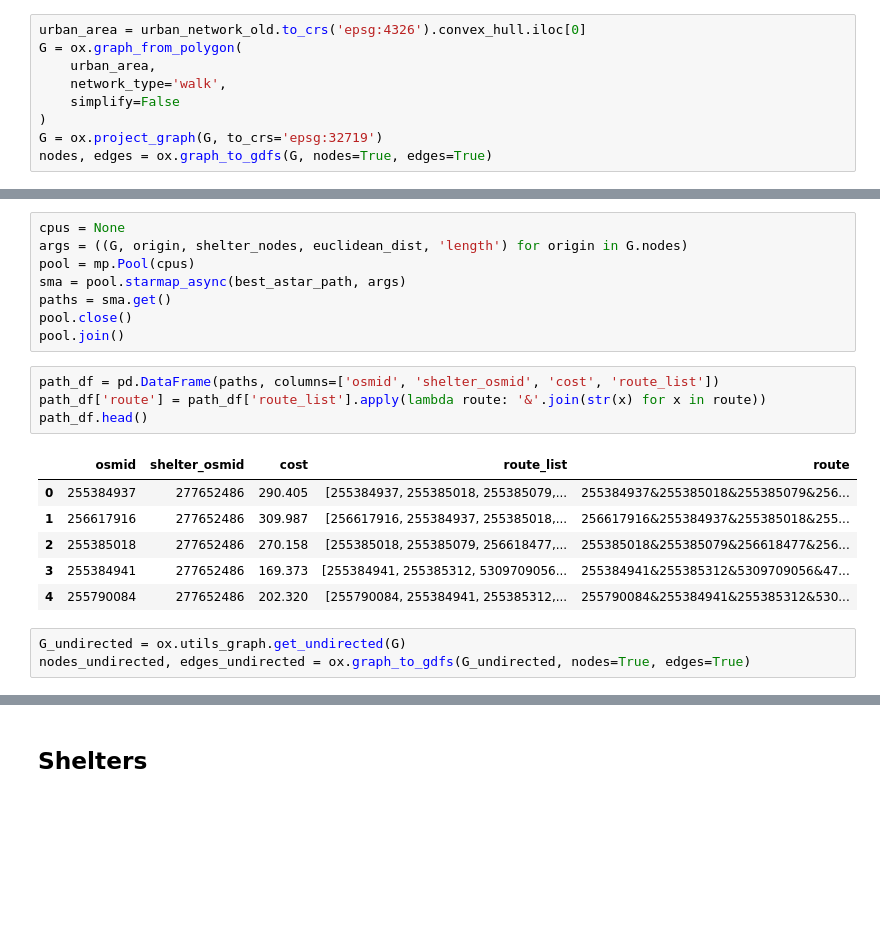
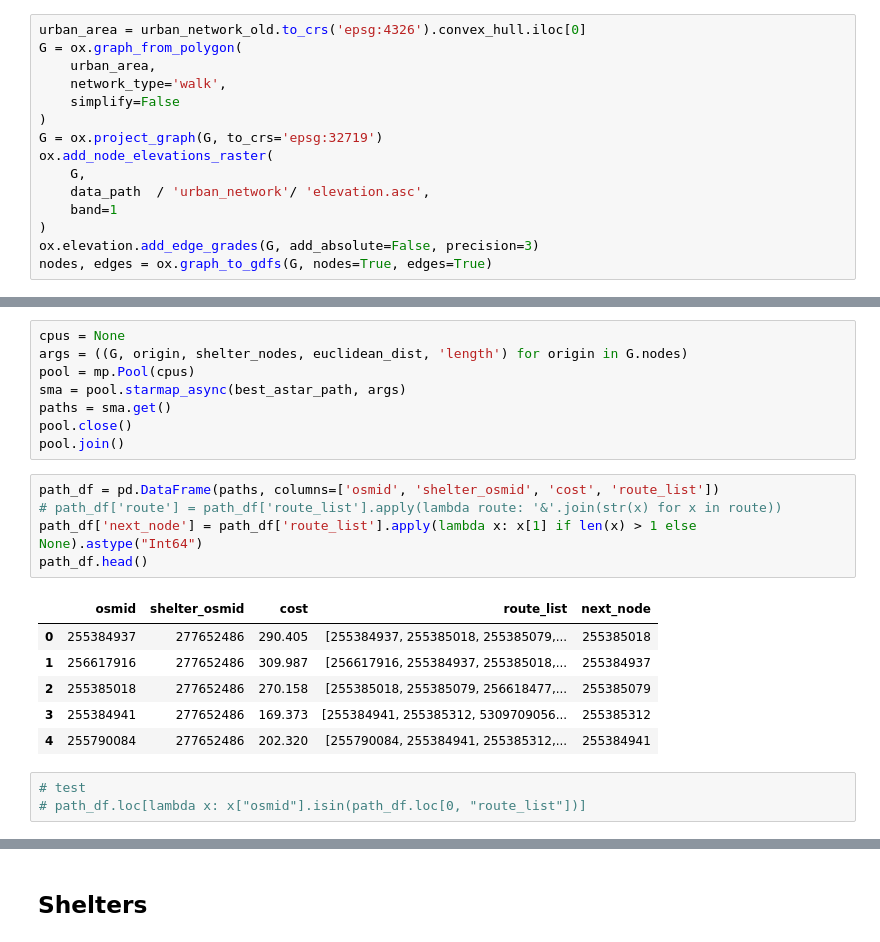
Before and after one commit to aoguedao/tsunami-vertical-evacuation, a Jupyter notebook: notebooks/make_inputs.ipynb, the cells around one changed output, grey strips where cells are left out. Saved outputs shown, nothing was run; the diff lists cells and outputs as text; blank space fills up the shorter version.

```diff
--- a/notebooks/make_inputs.ipynb
+++ b/notebooks/make_inputs.ipynb
@@ -46,5 +60,11 @@ G = ox.graph_from_polygon(
     simplify=False
 )
 G = ox.project_graph(G, to_crs='epsg:32719')
+ox.add_node_elevations_raster(
+    G,
+    data_path  / 'urban_network'/ 'elevation.asc',
+    band=1
+)
+ox.elevation.add_edge_grades(G, add_absolute=False, precision=3)
 nodes, edges = ox.graph_to_gdfs(G, nodes=True, edges=True)
 # %% [markdown]
@@ -79,18 +99,19 @@ pool.close()
 pool.join()
 # %%
 path_df = pd.DataFrame(paths, columns=['osmid', 'shelter_osmid', 'cost', 'route_list'])
-path_df['route'] = path_df['route_list'].apply(lambda route: '&'.join(str(x) for x in route))
+# path_df['route'] = path_df['route_list'].apply(lambda route: '&'.join(str(x) for x in route))
+path_df['next_node'] = path_df['route_list'].apply(lambda x: x[1] if len(x) > 1 else None).astype("Int64")
 path_df.head()
 # %% [output]
-|  | osmid | shelter_osmid | cost | route_list | route |
-| 0 | 255384937 | 277652486 | 290.405 | [255384937, 255385018, 255385079,... | 255384937&255385018&255385079&256... |
-| 1 | 256617916 | 277652486 | 309.987 | [256617916, 255384937, 255385018,... | 256617916&255384937&255385018&255... |
-| 2 | 255385018 | 277652486 | 270.158 | [255385018, 255385079, 256618477,... | 255385018&255385079&256618477&256... |
-| 3 | 255384941 | 277652486 | 169.373 | [255384941, 255385312, 5309709056... | 255384941&255385312&5309709056&47... |
-| 4 | 255790084 | 277652486 | 202.320 | [255790084, 255384941, 255385312,... | 255790084&255384941&255385312&530... |
+|  | osmid | shelter_osmid | cost | route_list | next_node |
+| 0 | 255384937 | 277652486 | 290.405 | [255384937, 255385018, 255385079,... | 255385018 |
+| 1 | 256617916 | 277652486 | 309.987 | [256617916, 255384937, 255385018,... | 255384937 |
+| 2 | 255385018 | 277652486 | 270.158 | [255385018, 255385079, 256618477,... | 255385079 |
+| 3 | 255384941 | 277652486 | 169.373 | [255384941, 255385312, 5309709056... | 255385312 |
+| 4 | 255790084 | 277652486 | 202.320 | [255790084, 255384941, 255385312,... | 255384941 |
-# %%
-G_undirected = ox.utils_graph.get_undirected(G)
-nodes_undirected, edges_undirected = ox.graph_to_gdfs(G_undirected, nodes=True, edges=True)
+# %%
+# test
+# path_df.loc[lambda x: x["osmid"].isin(path_df.loc[0, "route_list"])]
 # %%
 netlogo_nodes = (
     nodes.reset_index()
```
Also changed, not shown: parts of 12 cells of this notebook.
